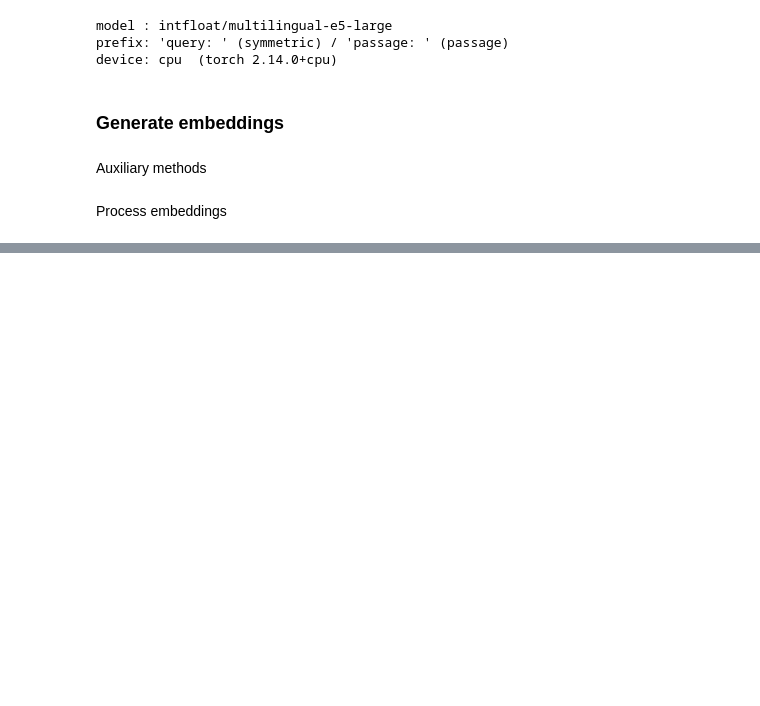
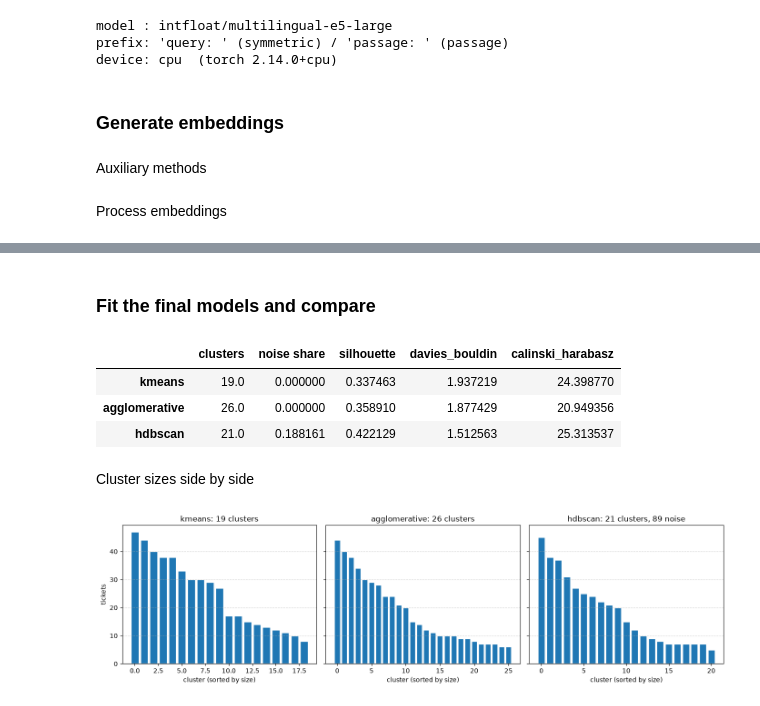
Before and after one commit to nicolaubruno/voll_technical_case, a Jupyter notebook: 1. Exploration.ipynb, the cells around one changed output, grey strips where cells are left out. Cells and saved outputs as stored; diff of their text form; code cells hidden in the pictures; blank space fills up the shorter version.

```diff
--- a/1. Exploration.ipynb
+++ b/1. Exploration.ipynb
@@ -1150,0 +1105,41 @@ KMeans to be a hierarchy question (product first, intent within product) rather
+# %% [markdown]
+### Fit the final models and compare
+# %%
+kmeans_model = KMeans(n_clusters=KMEANS_K, n_init=10, random_state=CLUSTER_SEED).fit(pca_ticket_embeddings)
+agglo_model = AgglomerativeClustering(n_clusters=AGGLO_K, linkage="ward").fit(pca_ticket_embeddings)
+hdbscan_model = HDBSCAN(min_cluster_size=HDBSCAN_MIN_CLUSTER_SIZE, min_samples=HDBSCAN_MIN_SAMPLES_BEST,
+                        metric="cosine", copy=False).fit(hdbscan_input)
+
+cluster_labels = {
+    "kmeans": kmeans_model.labels_,
+    "agglomerative": agglo_model.labels_,
+    "hdbscan": hdbscan_model.labels_,
+}
+for name, labels in cluster_labels.items():
+    cleaned_tickets_df[f"cluster_{name}"] = labels
+
+comparison = pd.DataFrame({name: evaluate_clustering(labels) for name, labels in cluster_labels.items()}).T
+comparison
+# %% [output]
+|  | clusters | noise share | silhouette | davies_bouldin | calinski_harabasz |
+| kmeans | 19.0 | 0.000000 | 0.337463 | 1.937219 | 24.398770 |
+| agglomerative | 26.0 | 0.000000 | 0.358910 | 1.877429 | 20.949356 |
+| hdbscan | 21.0 | 0.188161 | 0.422129 | 1.512563 | 25.313537 |
+# %% [markdown]
+Cluster sizes side by side
+# %%
+fig, axes = plt.subplots(1, 3, figsize=(14, 4), sharey=True)
+for ax, (name, labels) in zip(axes, cluster_labels.items()):
+    sizes = pd.Series(labels[labels >= 0]).value_counts().sort_values(ascending=False)
+    ax.bar(np.arange(len(sizes)), sizes.to_numpy(), color="tab:blue", edgecolor="white")
+    noise = int((labels < 0).sum())
+    ax.set_title(f"{name}: {len(sizes)} clusters" + (f", {noise} noise" if noise else ""))
+    ax.set_xlabel("cluster (sorted by size)")
+    ax.grid(axis="y", linestyle="--", alpha=.5)
+axes[0].set_ylabel("tickets")
+
+plt.tight_layout()
+plt.savefig("images/cluster_sizes.png", dpi=300)
+plt.show()
+# %% [output]
+[figure, added]
```
Also changed, not shown: parts of 27 cells of this notebook, 3 other files.
